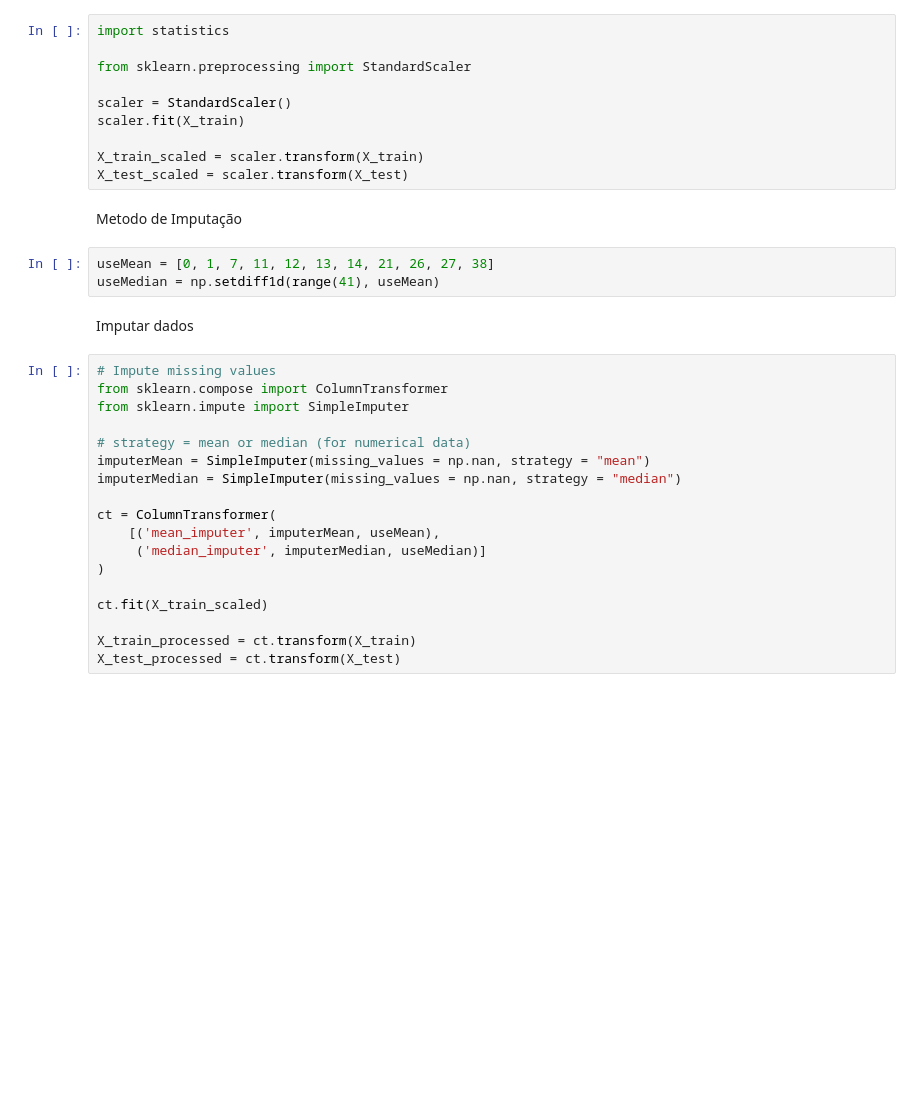
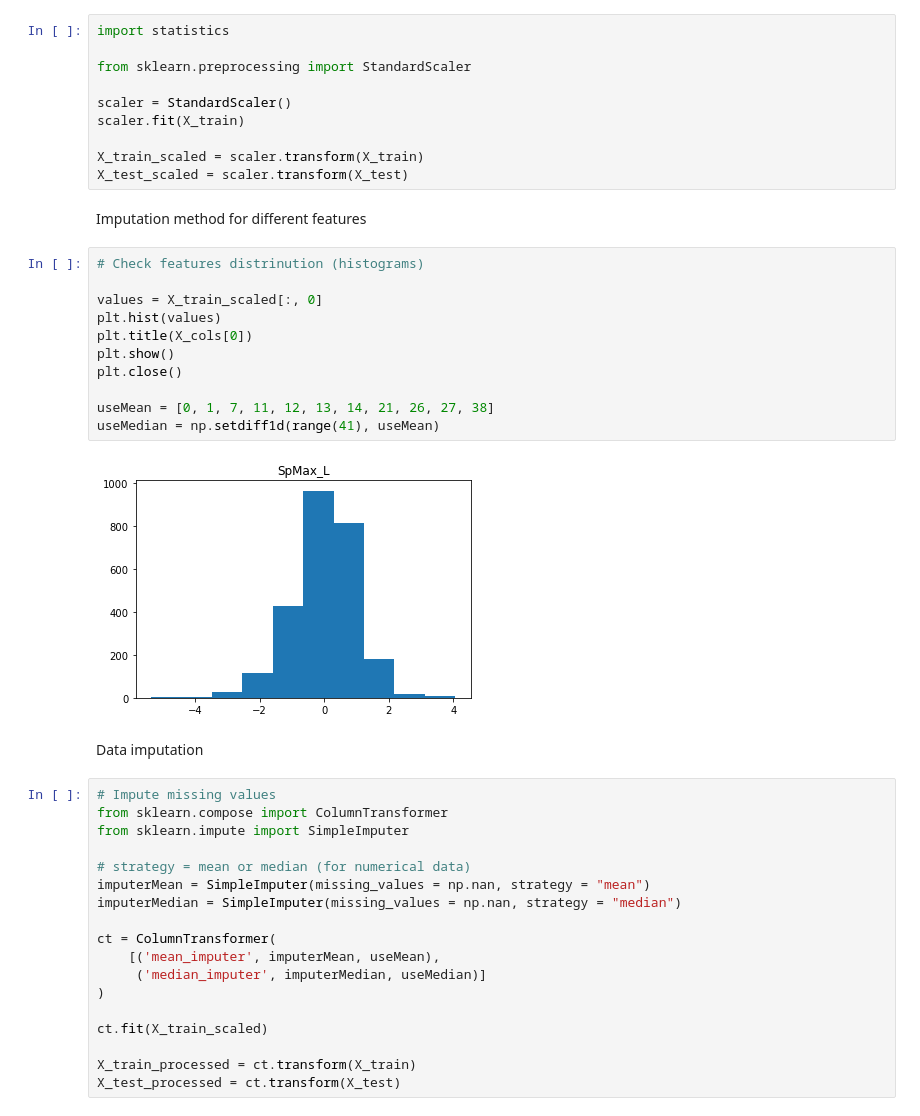
Before and after one commit to csimoes-eto/AA2HA, a Jupyter notebook: notebook.ipynb, the cells around one changed output. Drawn from its saved outputs; the diff is of its cells as text; blank space fills up the shorter version.

```diff
--- a/notebook.ipynb
+++ b/notebook.ipynb
@@ -70,13 +70,23 @@ scaler.fit(X_train)
 
 X_train_scaled = scaler.transform(X_train)
 X_test_scaled = scaler.transform(X_test)
-# %% [markdown]
-Metodo de Imputação
+# %% [markdown]
+Imputation method for different features
 # %%
+# Check features distrinution (histograms)
+
+values = X_train_scaled[:, 0]
+plt.hist(values)
+plt.title(X_cols[0])
+plt.show()
+plt.close()
+
 useMean = [0, 1, 7, 11, 12, 13, 14, 21, 26, 27, 38]
 useMedian = np.setdiff1d(range(41), useMean)
+# %% [output]
+[figure, added]
-# %% [markdown]
-Imputar dados
+# %% [markdown]
+Data imputation
 # %%
 # Impute missing values
 from sklearn.compose import ColumnTransformer
```
Also changed, not shown: parts of 10 cells of this notebook.
